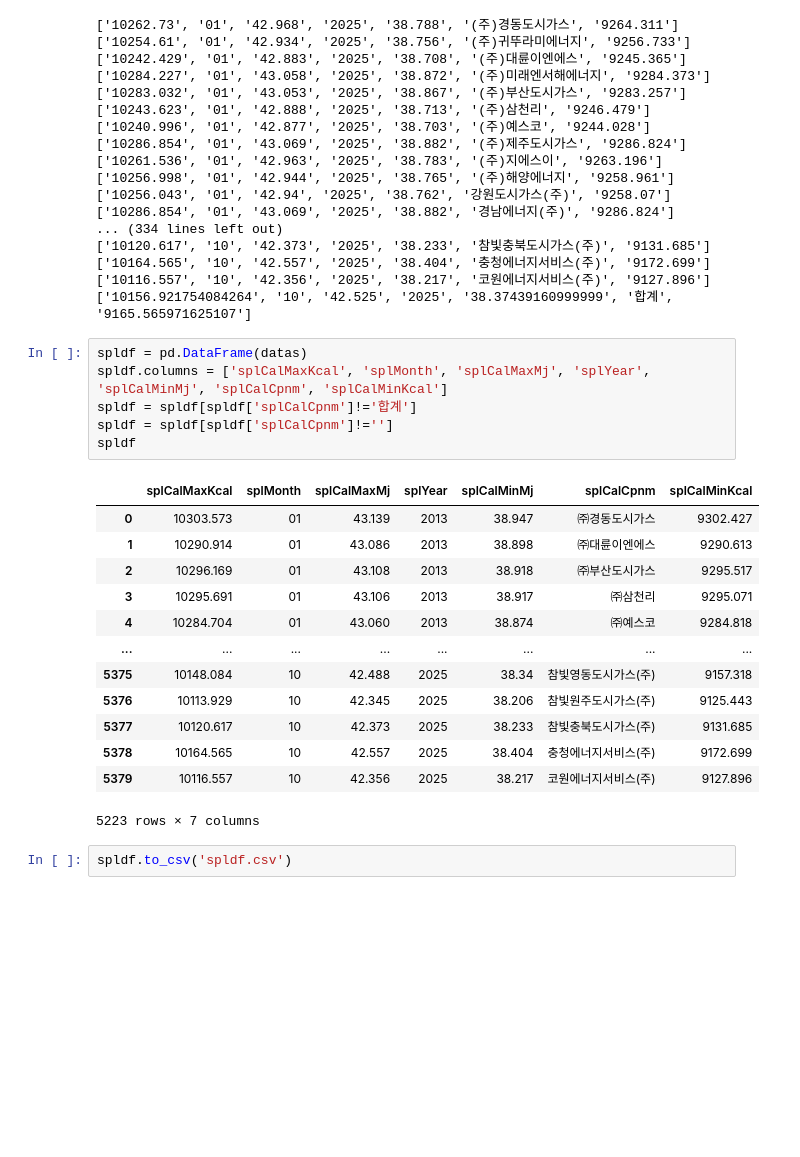
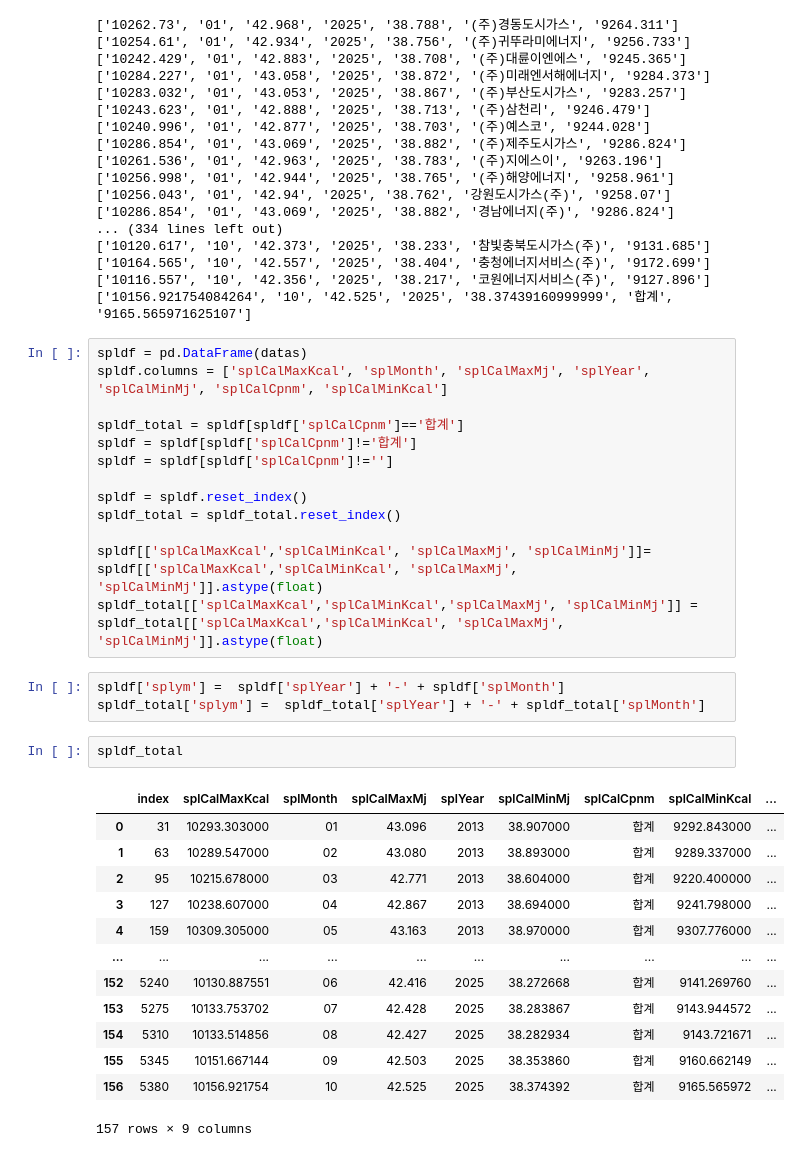
Before and after one commit to dayoungcho/dacon, a Jupyter notebook: 까스/공급량_크롤링.ipynb, the cells around one changed output. Drawn from its saved outputs; the diff is of its cells as text; blank space fills up the shorter version.

```diff
--- a/까스/공급량_크롤링.ipynb
+++ b/까스/공급량_크롤링.ipynb
@@ -126,22 +126,32 @@ for i in range(len(urls_2025)):
 # %%
 spldf = pd.DataFrame(datas)
 spldf.columns = ['splCalMaxKcal', 'splMonth', 'splCalMaxMj', 'splYear', 'splCalMinMj', 'splCalCpnm', 'splCalMinKcal']
+
+spldf_total = spldf[spldf['splCalCpnm']=='합계']
 spldf = spldf[spldf['splCalCpnm']!='합계']
 spldf = spldf[spldf['splCalCpnm']!='']
-spldf
+
+spldf = spldf.reset_index()
+spldf_total = spldf_total.reset_index()
+
+spldf[['splCalMaxKcal','splCalMinKcal', 'splCalMaxMj', 'splCalMinMj']]= spldf[['splCalMaxKcal','splCalMinKcal', 'splCalMaxMj', 'splCalMinMj']].astype(float)
+spldf_total[['splCalMaxKcal','splCalMinKcal','splCalMaxMj', 'splCalMinMj']] = spldf_total[['splCalMaxKcal','splCalMinKcal', 'splCalMaxMj', 'splCalMinMj']].astype(float)
-# %% [output]
-|  | splCalMaxKcal | splMonth | splCalMaxMj | splYear | splCalMinMj | splCalCpnm | splCalMinKcal |
-| 0 | 10303.573 | 01 | 43.139 | 2013 | 38.947 | ㈜경동도시가스 | 9302.427 |
-| 1 | 10290.914 | 01 | 43.086 | 2013 | 38.898 | ㈜대륜이엔에스 | 9290.613 |
-| 2 | 10296.169 | 01 | 43.108 | 2013 | 38.918 | ㈜부산도시가스 | 9295.517 |
-| 3 | 10295.691 | 01 | 43.106 | 2013 | 38.917 | ㈜삼천리 | 9295.071 |
-| 4 | 10284.704 | 01 | 43.060 | 2013 | 38.874 | ㈜예스코 | 9284.818 |
-| ... | ... | ... | ... | ... | ... | ... | ... |
-| 5375 | 10148.084 | 10 | 42.488 | 2025 | 38.34 | 참빛영동도시가스(주) | 9157.318 |
-| 5376 | 10113.929 | 10 | 42.345 | 2025 | 38.206 | 참빛원주도시가스(주) | 9125.443 |
-| 5377 | 10120.617 | 10 | 42.373 | 2025 | 38.233 | 참빛충북도시가스(주) | 9131.685 |
-| 5378 | 10164.565 | 10 | 42.557 | 2025 | 38.404 | 충청에너지서비스(주) | 9172.699 |
-| 5379 | 10116.557 | 10 | 42.356 | 2025 | 38.217 | 코원에너지서비스(주) | 9127.896 |
-5223 rows × 7 columns
-# %%
-spldf.to_csv('spldf.csv')
+# %%
+spldf['splym'] =  spldf['splYear'] + '-' + spldf['splMonth']
+spldf_total['splym'] =  spldf_total['splYear'] + '-' + spldf_total['splMonth']
+# %%
+spldf_total
+# %% [output]
+|  | index | splCalMaxKcal | splMonth | splCalMaxMj | splYear | splCalMinMj | splCalCpnm | splCalMinKcal | ... |
+| 0 | 31 | 10293.303000 | 01 | 43.096 | 2013 | 38.907000 | 합계 | 9292.843000 | ... |
+| 1 | 63 | 10289.547000 | 02 | 43.080 | 2013 | 38.893000 | 합계 | 9289.337000 | ... |
+| 2 | 95 | 10215.678000 | 03 | 42.771 | 2013 | 38.604000 | 합계 | 9220.400000 | ... |
+| 3 | 127 | 10238.607000 | 04 | 42.867 | 2013 | 38.694000 | 합계 | 9241.798000 | ... |
+| 4 | 159 | 10309.305000 | 05 | 43.163 | 2013 | 38.970000 | 합계 | 9307.776000 | ... |
+| ... | ... | ... | ... | ... | ... | ... | ... | ... | ... |
+| 152 | 5240 | 10130.887551 | 06 | 42.416 | 2025 | 38.272668 | 합계 | 9141.269760 | ... |
+| 153 | 5275 | 10133.753702 | 07 | 42.428 | 2025 | 38.283867 | 합계 | 9143.944572 | ... |
+| 154 | 5310 | 10133.514856 | 08 | 42.427 | 2025 | 38.282934 | 합계 | 9143.721671 | ... |
+| 155 | 5345 | 10151.667144 | 09 | 42.503 | 2025 | 38.353860 | 합계 | 9160.662149 | ... |
+| 156 | 5380 | 10156.921754 | 10 | 42.525 | 2025 | 38.374392 | 합계 | 9165.565972 | ... |
+157 rows × 9 columns
```
Also changed, not shown: parts of 5 cells of this notebook.
